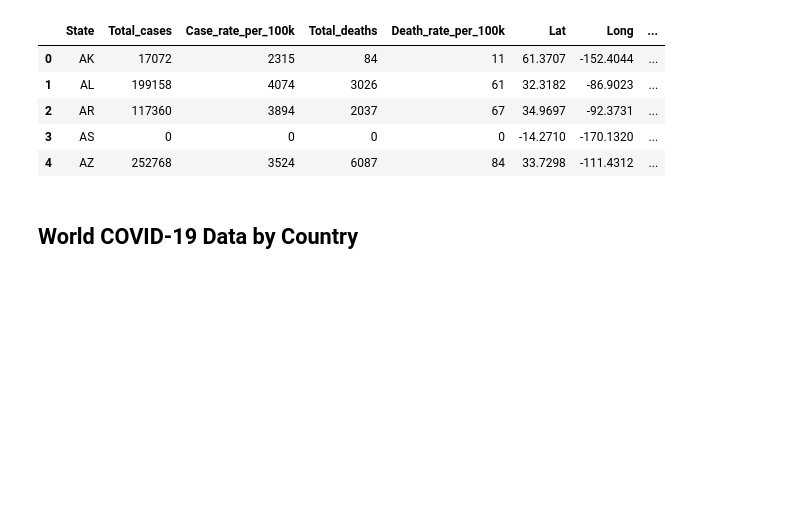
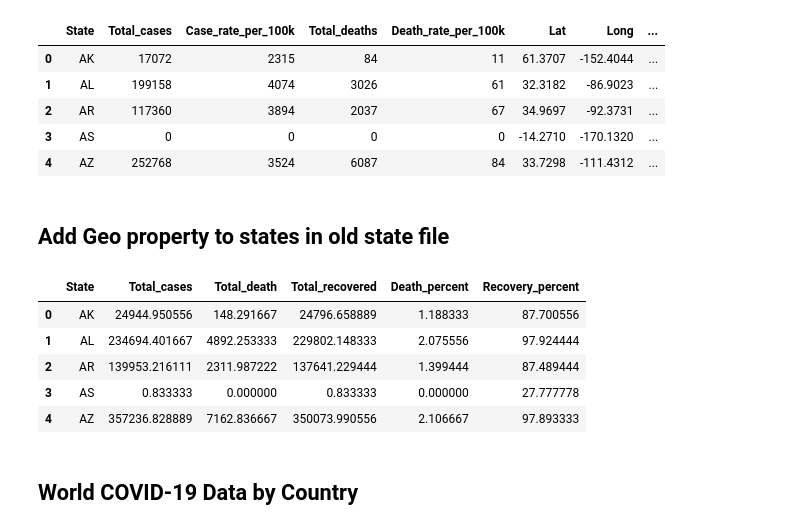
Before and after one commit to gotar1/COVID-19-Dashboard, a Jupyter notebook: Notebooks/analysis.ipynb, the cells around one changed output. Saved outputs shown, nothing was run; the diff lists cells and outputs as text; code cells hidden in the pictures; blank space fills up the shorter version.

```diff
--- a/Notebooks/analysis.ipynb
+++ b/Notebooks/analysis.ipynb
@@ -417,6 +431,20 @@ us_covid_combine_df.head()
 # %%
 # save to a csv file
 us_covid_combine_df.to_csv('../Data/states.csv')
+# %% [markdown]
+## Add Geo property to states in old state file
+# %%
+# Add Lat and Long Columns
+geomap_df = covid_monthly_df.groupby('State').mean().reset_index()
+# covid_monthly_df["Long"] = ""
+geomap_df.head()
+# %% [output]
+|  | State | Total_cases | Total_death | Total_recovered | Death_percent | Recovery_percent |
+| 0 | AK | 24944.950556 | 148.291667 | 24796.658889 | 1.188333 | 87.700556 |
+| 1 | AL | 234694.401667 | 4892.253333 | 229802.148333 | 2.075556 | 97.924444 |
+| 2 | AR | 139953.216111 | 2311.987222 | 137641.229444 | 1.399444 | 87.489444 |
+| 3 | AS | 0.833333 | 0.000000 | 0.833333 | 0.000000 | 27.777778 |
+| 4 | AZ | 357236.828889 | 7162.836667 | 350073.990556 | 2.106667 | 97.893333 |
 # %% [markdown]
 ## World COVID-19 Data by Country
 # %%
```
Also changed, not shown: parts of 17 cells of this notebook, 4 other files.
